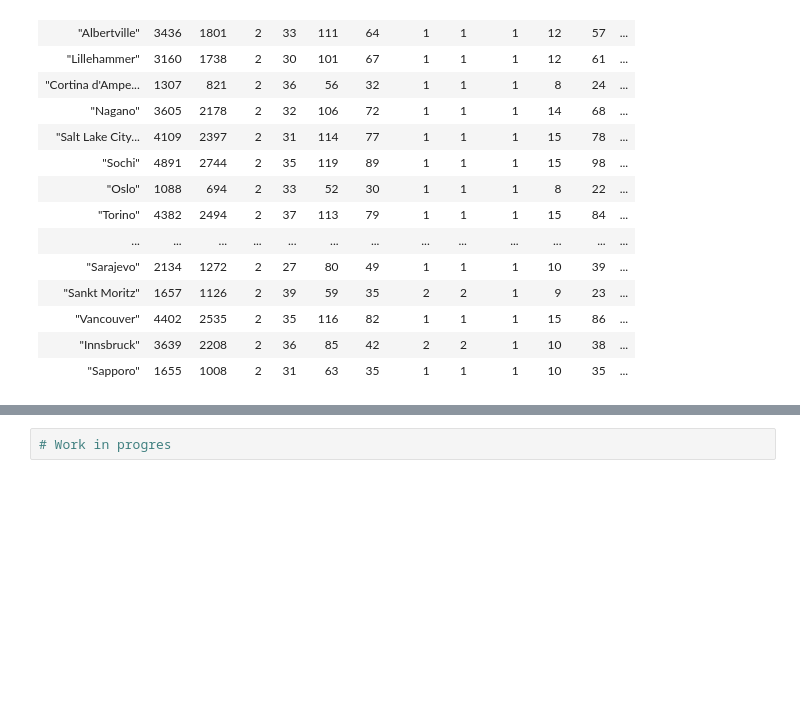
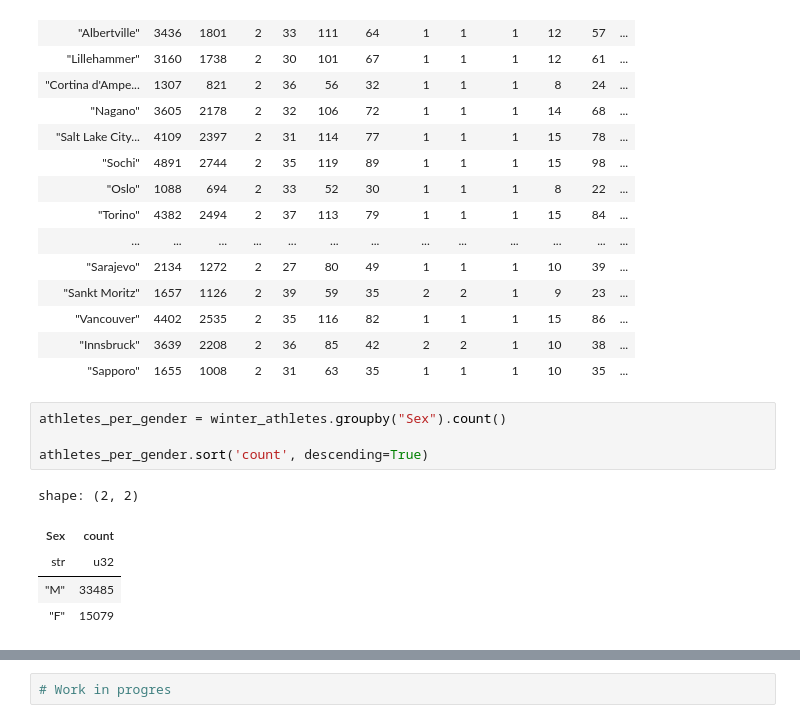
Before and after one commit to binda7/OG_pandas_pySpark_compare, a Jupyter notebook: Winter_Athletes_Olimpics_Analytics_Polars_Seaborn.ipynb, the cells around one changed output, grey strips where cells are left out. Cells and saved outputs as stored; diff of their text form; blank space fills up the shorter version.

```diff
--- a/Winter_Athletes_Olimpics_Analytics_Polars_Seaborn.ipynb
+++ b/Winter_Athletes_Olimpics_Analytics_Polars_Seaborn.ipynb
@@ -119,3 +119,13 @@ shape: (19, 13)
 | "Vancouver" | 4402 | 2535 | 2 | 35 | 116 | 82 | 1 | 1 | 1 | 15 | 86 | ... |
 | "Innsbruck" | 3639 | 2208 | 2 | 36 | 85 | 42 | 2 | 2 | 1 | 10 | 38 | ... |
 | "Sapporo" | 1655 | 1008 | 2 | 31 | 63 | 35 | 1 | 1 | 1 | 10 | 35 | ... |
+# %%
+athletes_per_gender = winter_athletes.groupby("Sex").count()
+
+athletes_per_gender.sort('count', descending=True)
+# %% [output]
+shape: (2, 2)
+| Sex | count |
+| str | u32 |
+| "M" | 33485 |
+| "F" | 15079 |
```
Also changed, not shown: parts of 2 cells of this notebook.
